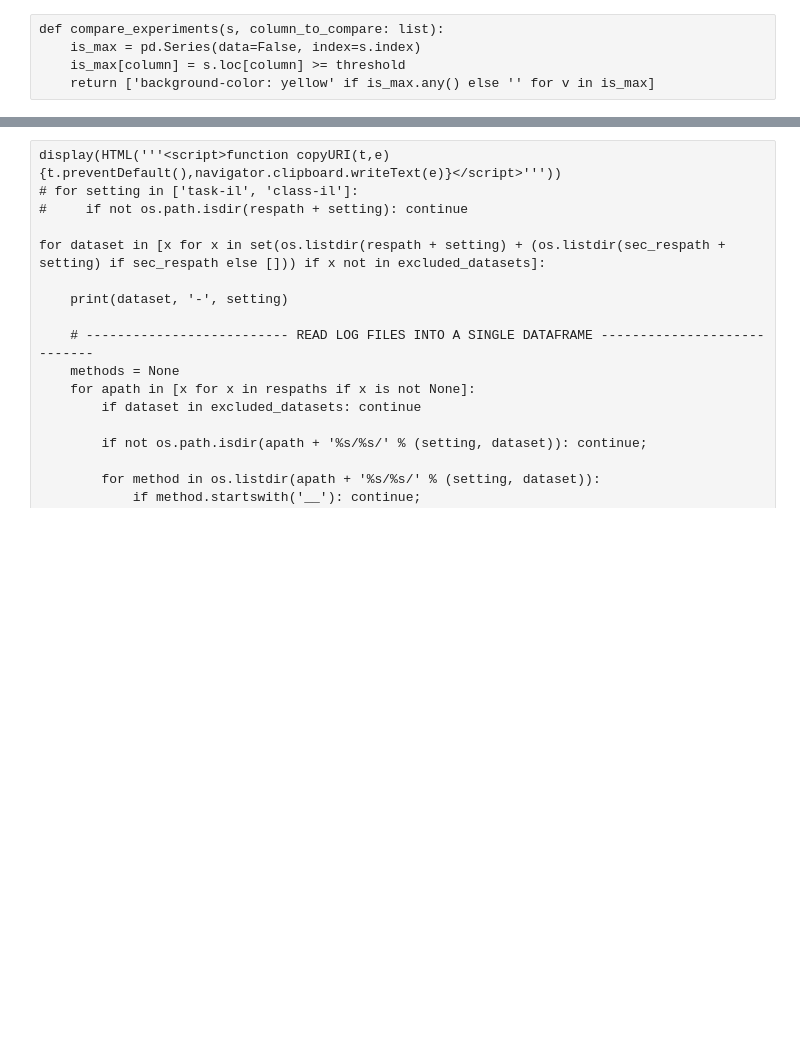
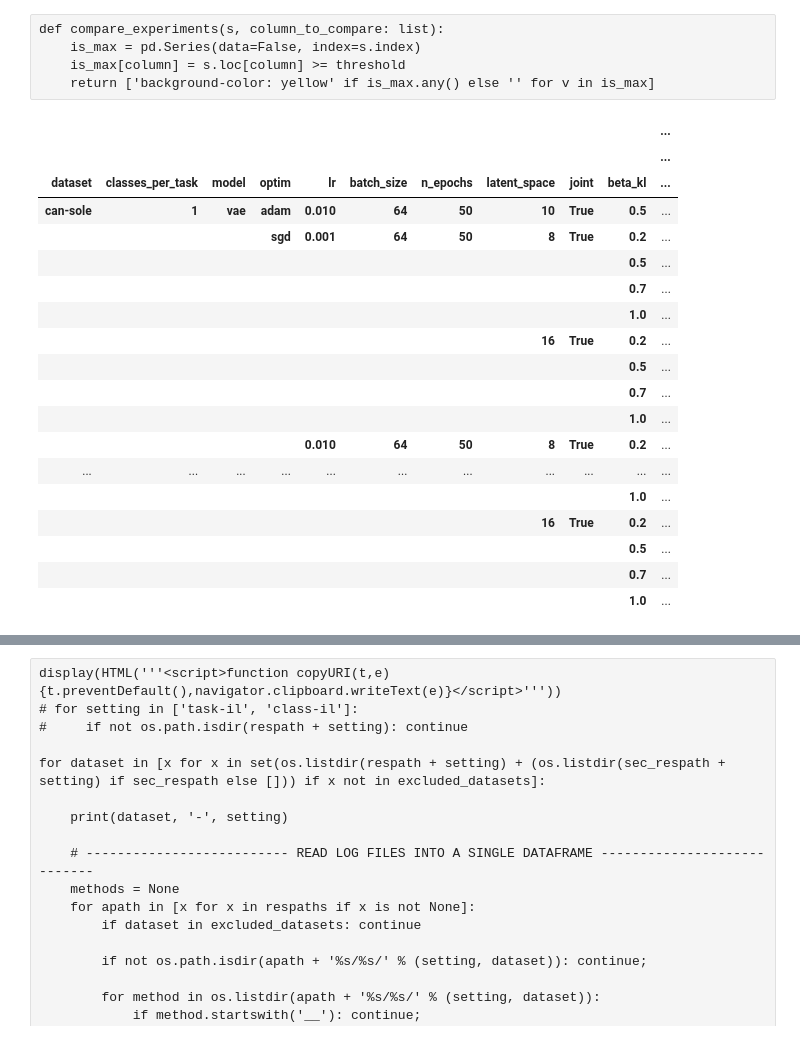
Before and after one commit to ema-frasca/canomaly, a Jupyter notebook: notebooks/paseval.ipynb, the cells around one changed output, grey strips where cells are left out. Drawn from its saved outputs; the diff is of its cells as text; code cells hidden in the pictures; blank space fills up the shorter version.

Commit message:
add griding and ograrray, add canomaly model modification and ecnodere and decoder for linear

```diff
--- a/notebooks/paseval.ipynb
+++ b/notebooks/paseval.ipynb
@@ -102,17 +102,10 @@ excluded_datasets = []
 sec_respath = None
 
 # PAMI
-respath = '../storage/results/dataset-can-mnist/classes_per_task-1/logs.pyd'#'C:\\Users\\emace\\AImageLab\\SRV-Continual\\results\\mammoth\\results\\'
-sec_respath = None #'/home/mbosc/srv-nas/mammoth-master/results/'
-third_respath = None #'/home/mbosc/phd/pami/results_buzz/'
+respath = None #'../storage/results/dataset-can-mnist/classes_per_task-1/logs.pyd'#'C:\\Users\\emace\\AImageLab\\SRV-Continual\\results\\mammoth\\results\\'
+sec_respath = None #'../storage/results/dataset-can-mnist/classes_per_task-2/logs.pyd' #'/home/mbosc/srv-nas/mammoth-master/results/'
+third_respath = '../storage/results/dataset-can-sole/classes_per_task-1/logs.pyd'
+# third_respath = None #'/home/mbosc/phd/pami/results_buzz/'
 
 respaths = [respath, sec_respath, third_respath]
 islist = lambda col: any([type(x) == list for x in col.values])
-
-def aggf(x):
-#     if len(x) > 2:
-#         return x.sort_values()[1:-1].mean()
-#     else:
-        return x.mean()
-
-# -------------------
@@ -119,9 +114,15 @@ def aggf(x):
 # %%
 ## import file
-with open(os.path.join(respath), 'r') as obj:
-    file = obj.readlines()
-file_parsed = map(eval, file)
-df_file = pd.DataFrame(list(file_parsed))
+list_total_parsed = []
+for path in respaths:
+    if path is not None:
+        with open(os.path.join(path), 'r') as obj:
+            file = obj.readlines()
+        file_parsed = map(eval, file)
+        list_total_parsed.extend(list(file_parsed))
+
+df_file = pd.DataFrame(list_total_parsed)
 df_file['timestamp'] = pd.to_datetime(df_file['timestamp'])
-df_file = df_file[df_file['timestamp']>'2022-02-02 16:50:00']
-df_file.shape
+# df_file = df_file[df_file['timestamp']>'2022-02-02 16:50:00']
+df_file = df_file[df_file['timestamp']>'2022-02-05 16:50:00']
+# df_file.shape
@@ -149,8 +148,8 @@ def compare_experiments(s, column_to_compare: list):
 # %%
 df_elab = df_file.copy()
 
-common_keys=['dataset','model','optim','lr','joint','batch_size','n_epochs','latent_space','classes_per_task']
-part_keys = {'sae':['sparse_weight','norm_order'], 'ae':[]}
+common_keys=['dataset','classes_per_task','model','optim','lr','batch_size','n_epochs','latent_space','joint']
+part_keys = {'sae':['sparse_weight','norm_order'], 'ae':[], 'vae':['beta_kl'],'dae':['noise_mean','noise_std']}
 elaboration_cols = {
     'auc_final':[calc_mean_pm_std, len],
     'auc_average':[calc_mean_pm_std, len],
@@ -168,9 +167,31 @@ for model, df_model in df_elab.groupby('model'):
 
     df_single = df_model.groupby(total_keys).agg(elaboration_cols)
 
-    total_list.append(df_single)
+    total_list.append(df_single.reset_index())
 
-df_total = pd.concat(total_list)
+df_total = pd.concat(total_list).set_index(common_keys)
+# %%
+df_single
+# %% [output]
+|  |  |  |  |  |  |  |  |  |  | ... |
+|  |  |  |  |  |  |  |  |  |  | ... |
+| dataset | classes_per_task | model | optim | lr | batch_size | n_epochs | latent_space | joint | beta_kl | ... |
+| can-sole | 1 | vae | adam | 0.010 | 64 | 50 | 10 | True | 0.5 | ... |
+|  |  |  | sgd | 0.001 | 64 | 50 | 8 | True | 0.2 | ... |
+|  |  |  |  |  |  |  |  |  | 0.5 | ... |
+|  |  |  |  |  |  |  |  |  | 0.7 | ... |
+|  |  |  |  |  |  |  |  |  | 1.0 | ... |
+|  |  |  |  |  |  |  | 16 | True | 0.2 | ... |
+|  |  |  |  |  |  |  |  |  | 0.5 | ... |
+|  |  |  |  |  |  |  |  |  | 0.7 | ... |
+|  |  |  |  |  |  |  |  |  | 1.0 | ... |
+|  |  |  |  | 0.010 | 64 | 50 | 8 | True | 0.2 | ... |
+| ... | ... | ... | ... | ... | ... | ... | ... | ... | ... | ... |
+|  |  |  |  |  |  |  |  |  | 1.0 | ... |
+|  |  |  |  |  |  |  | 16 | True | 0.2 | ... |
+|  |  |  |  |  |  |  |  |  | 0.5 | ... |
+|  |  |  |  |  |  |  |  |  | 0.7 | ... |
+|  |  |  |  |  |  |  |  |  | 1.0 | ... |
 # %%
 def plot_heatmap(matrix_dict, title=None, cmap='Reds'):
     fig, ax = plt.subplots(figsize=(10,8))
```
Also changed, not shown: parts of 3 cells of this notebook, 12 other files.
